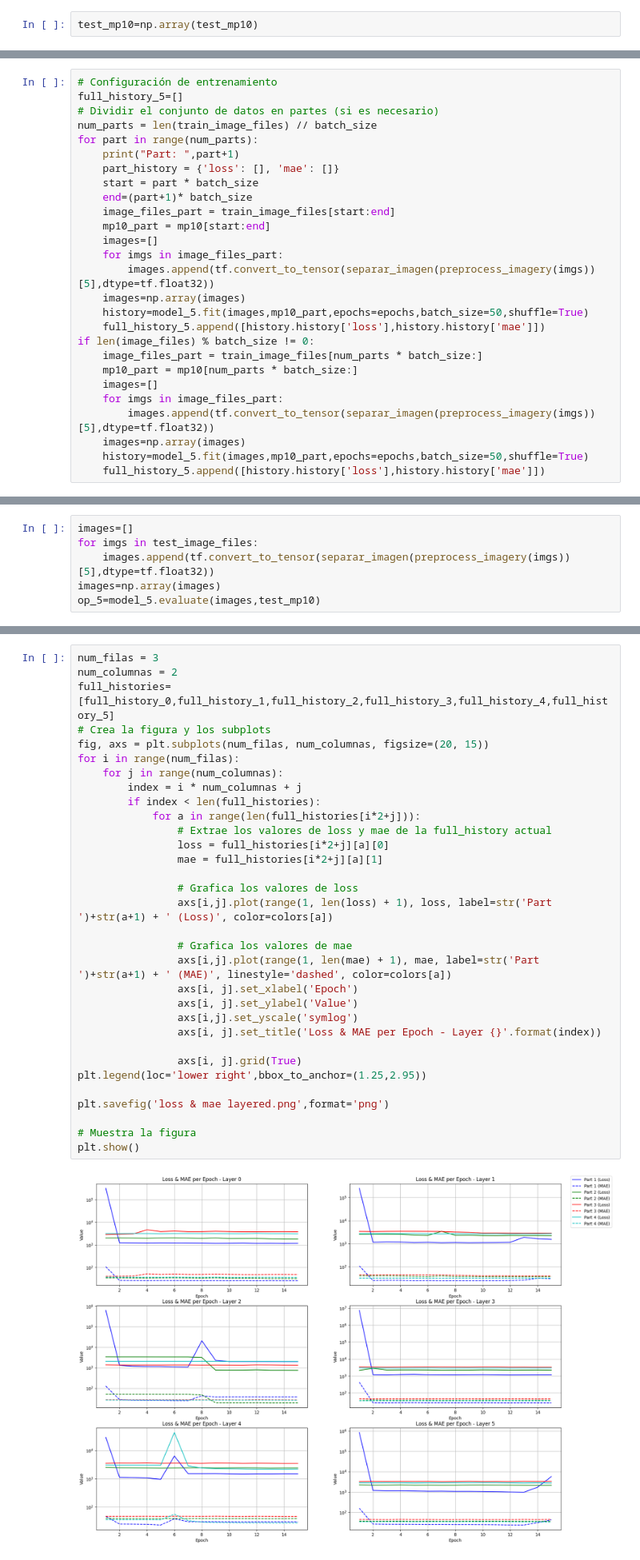
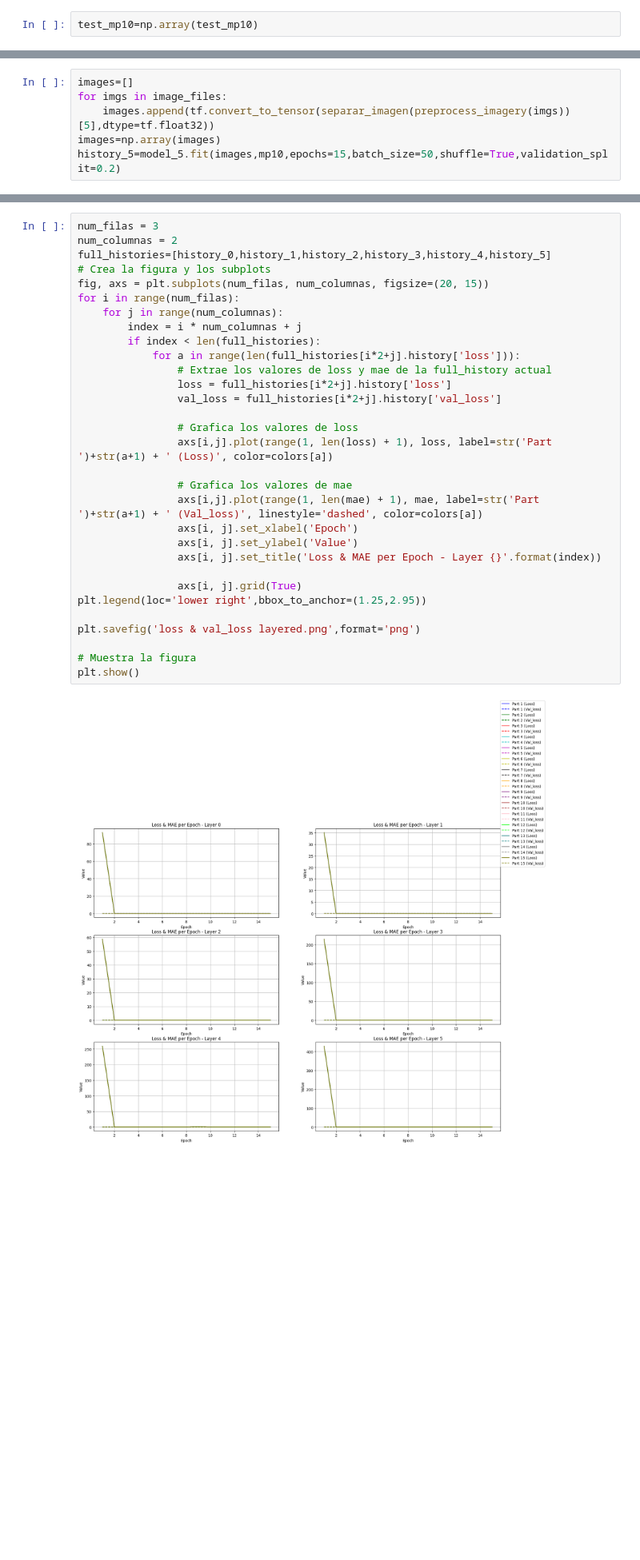
Before and after one commit to Benjaxmen/pm-prediction, a Jupyter notebook: image_conversion_no_gen_diff.ipynb, the cells around one changed output, grey strips where cells are left out. Shown at 80% size. Cells and saved outputs as stored; diff of their text form; blank space fills up the shorter version.

```diff
--- a/image_conversion_no_gen_diff.ipynb
+++ b/image_conversion_no_gen_diff.ipynb
@@ -655,27 +533,0 @@ model_5.compile(optimizer='adam', loss='mean_squared_error' ,metrics=['mae'])
-# %%
-# Configuración de entrenamiento
-full_history_5=[]
-# Dividir el conjunto de datos en partes (si es necesario)
-num_parts = len(train_image_files) // batch_size
-for part in range(num_parts):
-    print("Part: ",part+1)
-    part_history = {'loss': [], 'mae': []}
-    start = part * batch_size
-    end=(part+1)* batch_size
-    image_files_part = train_image_files[start:end]
-    mp10_part = mp10[start:end]
-    images=[]
-    for imgs in image_files_part:
-        images.append(tf.convert_to_tensor(separar_imagen(preprocess_imagery(imgs))[5],dtype=tf.float32))
-    images=np.array(images)
-    history=model_5.fit(images,mp10_part,epochs=epochs,batch_size=50,shuffle=True)
-    full_history_5.append([history.history['loss'],history.history['mae']])
-if len(image_files) % batch_size != 0:
-    image_files_part = train_image_files[num_parts * batch_size:]
-    mp10_part = mp10[num_parts * batch_size:]
-    images=[]
-    for imgs in image_files_part:
-        images.append(tf.convert_to_tensor(separar_imagen(preprocess_imagery(imgs))[5],dtype=tf.float32))
-    images=np.array(images)
-    history=model_5.fit(images,mp10_part,epochs=epochs,batch_size=50,shuffle=True)
-    full_history_5.append([history.history['loss'],history.history['mae']])
@@ -701,7 +534,7 @@ Epoch 15/15
 # %%
 images=[]
-for imgs in test_image_files:
+for imgs in image_files:
     images.append(tf.convert_to_tensor(separar_imagen(preprocess_imagery(imgs))[5],dtype=tf.float32))
 images=np.array(images)
-op_5=model_5.evaluate(images,test_mp10)
+history_5=model_5.fit(images,mp10,epochs=15,batch_size=50,shuffle=True,validation_split=0.2)
 # %% [output]
@@ -772,37 +714,36 @@ plt.show()
 # %%
 num_filas = 3
 num_columnas = 2
-full_histories=[full_history_0,full_history_1,full_history_2,full_history_3,full_history_4,full_history_5]
+full_histories=[history_0,history_1,history_2,history_3,history_4,history_5]
 # Crea la figura y los subplots
 fig, axs = plt.subplots(num_filas, num_columnas, figsize=(20, 15))
 for i in range(num_filas):
     for j in range(num_columnas):
         index = i * num_columnas + j
         if index < len(full_histories):
-            for a in range(len(full_histories[i*2+j])):
+            for a in range(len(full_histories[i*2+j].history['loss'])):
                 # Extrae los valores de loss y mae de la full_history actual
-                loss = full_histories[i*2+j][a][0]
-                mae = full_histories[i*2+j][a][1]
+                loss = full_histories[i*2+j].history['loss']
+                val_loss = full_histories[i*2+j].history['val_loss']
 
                 # Grafica los valores de loss
                 axs[i,j].plot(range(1, len(loss) + 1), loss, label=str('Part ')+str(a+1) + ' (Loss)', color=colors[a])
 
                 # Grafica los valores de mae
-                axs[i,j].plot(range(1, len(mae) + 1), mae, label=str('Part ')+str(a+1) + ' (MAE)', linestyle='dashed', color=colors[a])
+                axs[i,j].plot(range(1, len(mae) + 1), mae, label=str('Part ')+str(a+1) + ' (Val_loss)', linestyle='dashed', color=colors[a])
                 axs[i, j].set_xlabel('Epoch')
                 axs[i, j].set_ylabel('Value')
-                axs[i,j].set_yscale('symlog')
                 axs[i, j].set_title('Loss & MAE per Epoch - Layer {}'.format(index))
 
                 axs[i, j].grid(True)
 plt.legend(loc='lower right',bbox_to_anchor=(1.25,2.95))
 
-plt.savefig('loss & mae layered.png',format='png')
+plt.savefig('loss & val_loss layered.png',format='png')
 
 # Muestra la figura
 plt.show()
 # %% [output]
-[figure, old version]
+[figure, new version]
 # %%
 num_filas = 3
 num_columnas = 2
```
Also changed, not shown: parts of 36 cells of this notebook, 7 other files.
